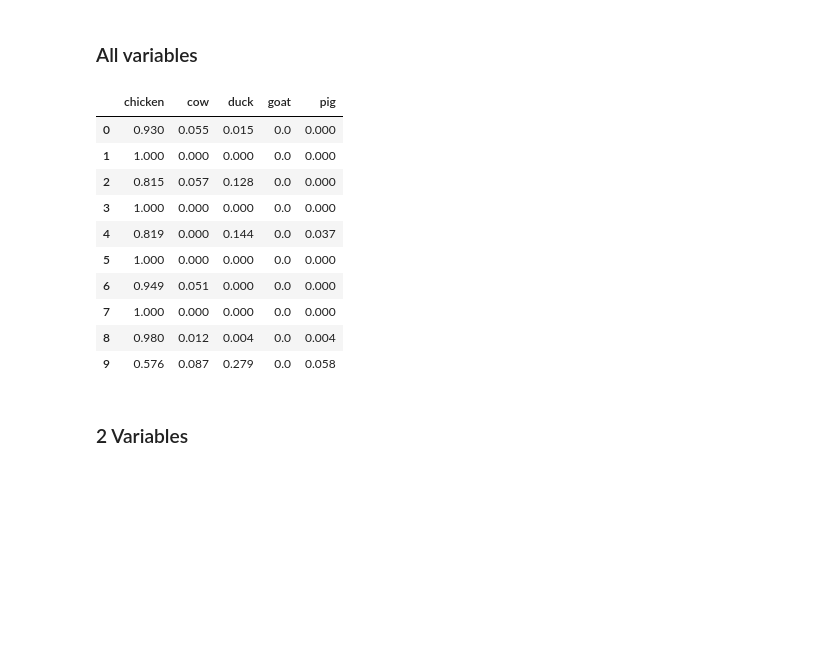
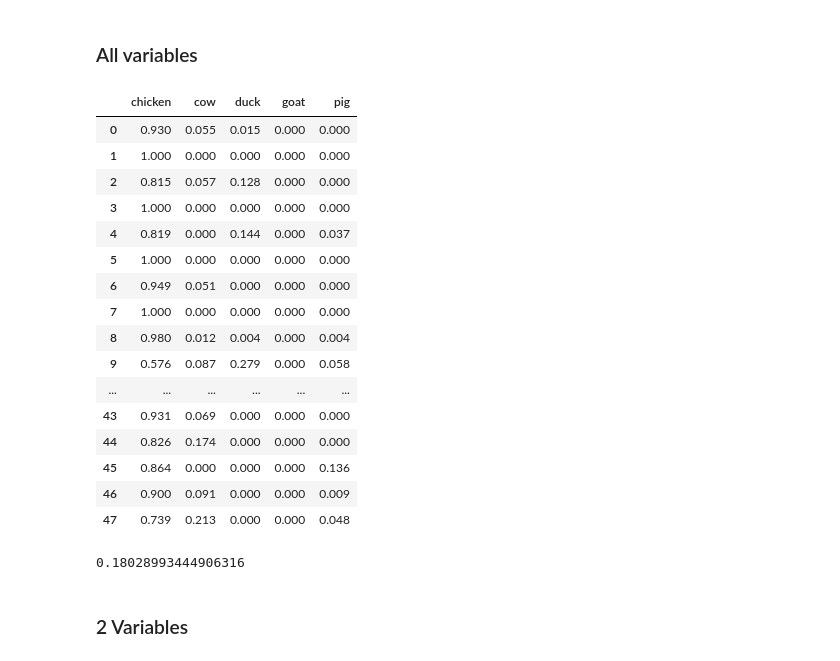
Before and after one commit to ariawahyuw/simulasi-spectra, a Jupyter notebook: Simulasi 3/(OLS) mixture test.ipynb, the cells around one changed output. Drawn from its saved outputs; the diff is of its cells as text; code cells hidden in the pictures; blank space fills up the shorter version.

```diff
--- a/Simulasi 3/(OLS) mixture test.ipynb
+++ b/Simulasi 3/(OLS) mixture test.ipynb
@@ -47,19 +47,35 @@ for i in range(1, pig_chicken_25_75.shape[1]):
     res = minimize(obj, x_init, args=(pig_chicken_25_75.iloc[:, i].values, components.T), bounds=bnds, constraints=cons)
     coef.append(res.x)
 # %%
-pd.DataFrame(coef, columns=['chicken', 'cow', 'duck', 'goat', 'pig']).round(3).head(10)
+pd.DataFrame(coef, columns=['chicken', 'cow', 'duck', 'goat', 'pig']).round(3)
 # %% [output]
 |  | chicken | cow | duck | goat | pig |
-| 0 | 0.930 | 0.055 | 0.015 | 0.0 | 0.000 |
-| 1 | 1.000 | 0.000 | 0.000 | 0.0 | 0.000 |
-| 2 | 0.815 | 0.057 | 0.128 | 0.0 | 0.000 |
-| 3 | 1.000 | 0.000 | 0.000 | 0.0 | 0.000 |
-| 4 | 0.819 | 0.000 | 0.144 | 0.0 | 0.037 |
-| 5 | 1.000 | 0.000 | 0.000 | 0.0 | 0.000 |
-| 6 | 0.949 | 0.051 | 0.000 | 0.0 | 0.000 |
-| 7 | 1.000 | 0.000 | 0.000 | 0.0 | 0.000 |
-| 8 | 0.980 | 0.012 | 0.004 | 0.0 | 0.004 |
-| 9 | 0.576 | 0.087 | 0.279 | 0.0 | 0.058 |
+| 0 | 0.930 | 0.055 | 0.015 | 0.000 | 0.000 |
+| 1 | 1.000 | 0.000 | 0.000 | 0.000 | 0.000 |
+| 2 | 0.815 | 0.057 | 0.128 | 0.000 | 0.000 |
+| 3 | 1.000 | 0.000 | 0.000 | 0.000 | 0.000 |
+| 4 | 0.819 | 0.000 | 0.144 | 0.000 | 0.037 |
+| 5 | 1.000 | 0.000 | 0.000 | 0.000 | 0.000 |
+| 6 | 0.949 | 0.051 | 0.000 | 0.000 | 0.000 |
+| 7 | 1.000 | 0.000 | 0.000 | 0.000 | 0.000 |
+| 8 | 0.980 | 0.012 | 0.004 | 0.000 | 0.004 |
+| 9 | 0.576 | 0.087 | 0.279 | 0.000 | 0.058 |
+| ... | ... | ... | ... | ... | ... |
+| 43 | 0.931 | 0.069 | 0.000 | 0.000 | 0.000 |
+| 44 | 0.826 | 0.174 | 0.000 | 0.000 | 0.000 |
+| 45 | 0.864 | 0.000 | 0.000 | 0.000 | 0.136 |
+| 46 | 0.900 | 0.091 | 0.000 | 0.000 | 0.009 |
+| 47 | 0.739 | 0.213 | 0.000 | 0.000 | 0.048 |
+# %%
+#RMSE
+actual_value = np.full((len(coef), 5), [0.75, 0, 0, 0, 0.25])
+absolute_error = np.abs(actual_value - coef).flatten()
+squared_error = absolute_error ** 2
+mean_squared_error = np.mean(squared_error)
+root_mean_squared_error = np.sqrt(mean_squared_error)
+root_mean_squared_error
+# %% [output]
+0.18028993444906316
 # %% [markdown]
 ### 2 Variables
 # %%
```
Also changed, not shown: parts of 10 cells of this notebook.
